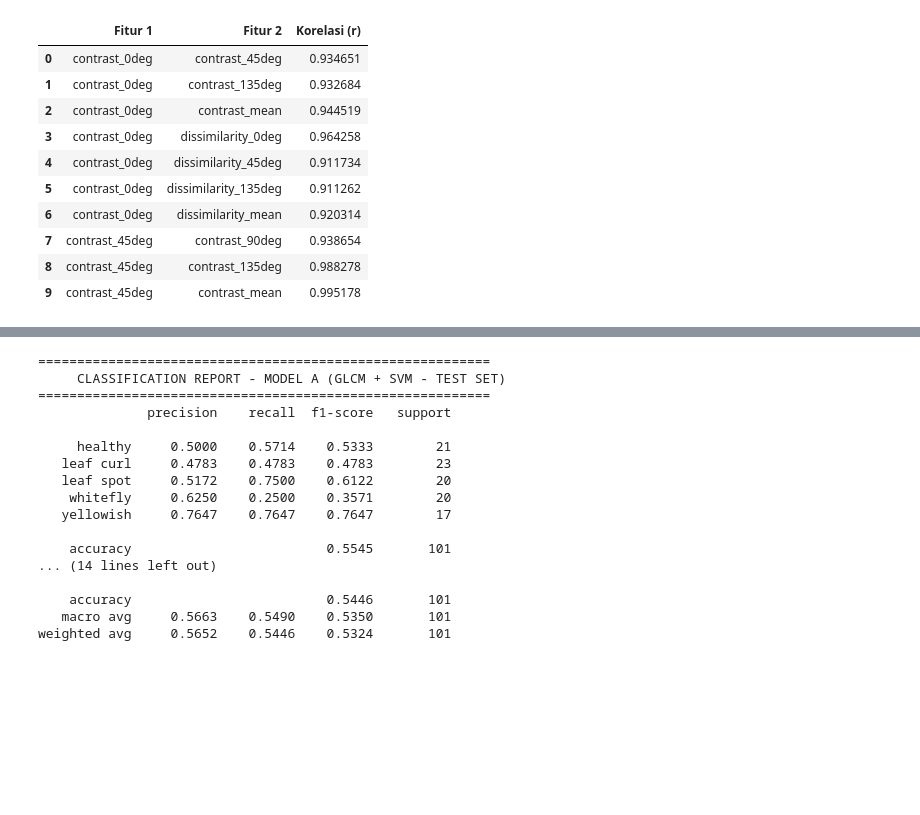
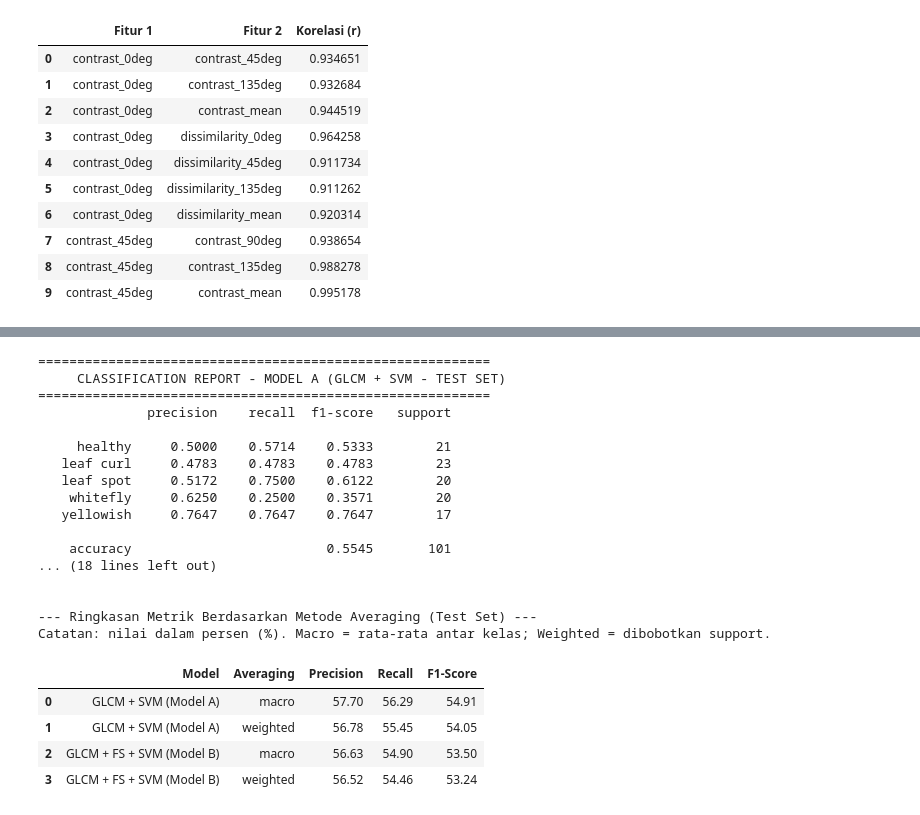
Before and after one commit to maullanailhammm/Remplementasi-Jurnal, a Jupyter notebook: reimplementasi_glcm_svm_chili.ipynb, the cells around one changed output, grey strips where cells are left out. Drawn from its saved outputs; the diff is of its cells as text; code cells hidden in the pictures; blank space fills up the shorter version.

```diff
--- a/reimplementasi_glcm_svm_chili.ipynb
+++ b/reimplementasi_glcm_svm_chili.ipynb
@@ -530,34 +738,69 @@ Evaluasi performa klasifikasi dilakukan secara menyeluruh pada folder pengujian
 # %%
-report_A_str = classification_report(y_test, y_pred_test_A, digits=4)
-report_B_str = classification_report(y_test, y_pred_test_B, digits=4)
+report_A_str = classification_report(
+    y_test, y_pred_test_A, digits=4, target_names=sorted(target_classes_5)
+)
+report_B_str = classification_report(
+    y_test, y_pred_test_B, digits=4, target_names=sorted(target_classes_5)
+)
 
 print("==========================================================")
 print("     CLASSIFICATION REPORT - MODEL A (GLCM + SVM - TEST SET)")
 print("==========================================================")
 print(report_A_str)
 
 print("\n==========================================================")
 print(" CLASSIFICATION REPORT - MODEL B (GLCM + FS + SVM - TEST SET)")
 print("==========================================================")
 print(report_B_str)
+
+# ------------------------------------------------------------
+# Ringkasan macro vs weighted average (dihitung dari prediksi)
+# ------------------------------------------------------------
+def ringkasan_averaging(y_true, y_pred, nama_model):
+    rows = []
+    for avg_name in ['macro', 'weighted']:
+        p, r, f, _ = precision_recall_fscore_support(
+            y_true, y_pred, average=avg_name, zero_division=0
+        )
+        rows.append({
+            'Model': nama_model,
+            'Averaging': avg_name,
+            'Precision': round(p * 100, 2),
+            'Recall': round(r * 100, 2),
+            'F1-Score': round(f * 100, 2),
+        })
+    return rows
+
+df_avg = pd.DataFrame(
+    ringkasan_averaging(y_test, y_pred_test_A, 'GLCM + SVM (Model A)')
+    + ringkasan_averaging(y_test, y_pred_test_B, 'GLCM + FS + SVM (Model B)')
+)
+print("\n--- Ringkasan Metrik Berdasarkan Metode Averaging (Test Set) ---")
+print("Catatan: nilai dalam persen (%). Macro = rata-rata antar kelas; Weighted = dibobotkan support.")
+display(df_avg)
 # %% [output]
 ==========================================================
      CLASSIFICATION REPORT - MODEL A (GLCM + SVM - TEST SET)
 ==========================================================
               precision    recall  f1-score   support
 
      healthy     0.5000    0.5714    0.5333        21
    leaf curl     0.4783    0.4783    0.4783        23
    leaf spot     0.5172    0.7500    0.6122        20
     whitefly     0.6250    0.2500    0.3571        20
    yellowish     0.7647    0.7647    0.7647        17
 
     accuracy                         0.5545       101
-... (14 lines left out)
+... (18 lines left out)
 
-    accuracy                         0.5446       101
-   macro avg     0.5663    0.5490    0.5350       101
-weighted avg     0.5652    0.5446    0.5324       101
+
+--- Ringkasan Metrik Berdasarkan Metode Averaging (Test Set) ---
+Catatan: nilai dalam persen (%). Macro = rata-rata antar kelas; Weighted = dibobotkan support.
+|  | Model | Averaging | Precision | Recall | F1-Score |
+| 0 | GLCM + SVM (Model A) | macro | 57.70 | 56.29 | 54.91 |
+| 1 | GLCM + SVM (Model A) | weighted | 56.78 | 55.45 | 54.05 |
+| 2 | GLCM + FS + SVM (Model B) | macro | 56.63 | 54.90 | 53.50 |
+| 3 | GLCM + FS + SVM (Model B) | weighted | 56.52 | 54.46 | 53.24 |
 # %% [markdown]
 ### K. Analisis Confusion Matrix
 
```
Also changed, not shown: parts of 23 cells of this notebook.
